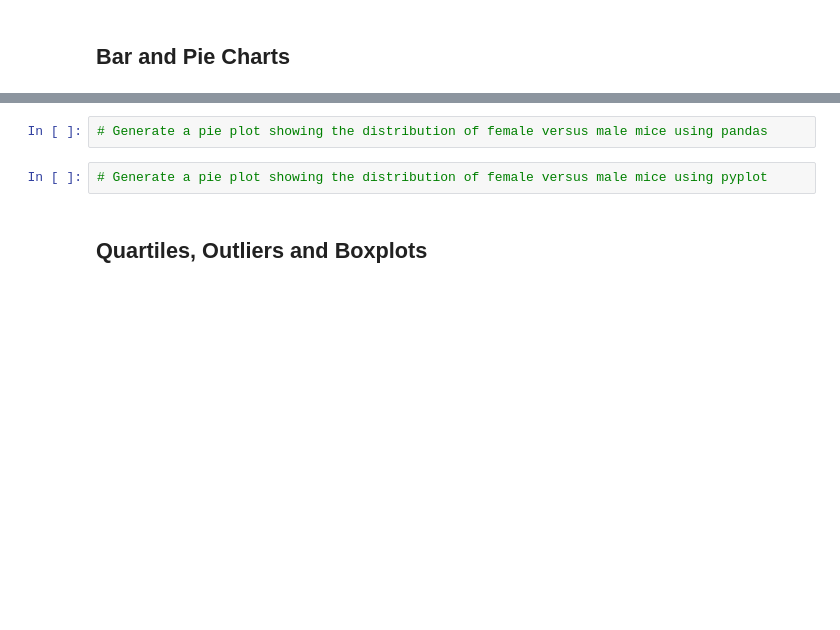
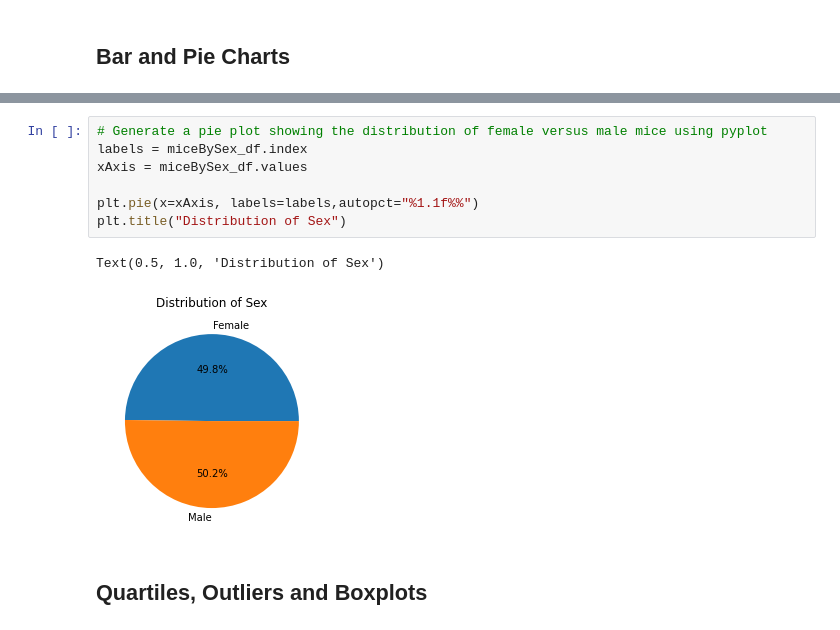
Before and after one commit to KristianSHamilton/matplotlib-challenge, a Jupyter notebook: pymaceuticals_starter.ipynb, the cells around one changed output, grey strips where cells are left out. Cells and saved outputs as stored; diff of their text form; blank space fills up the shorter version.

```diff
--- a/pymaceuticals_starter.ipynb
+++ b/pymaceuticals_starter.ipynb
@@ -149,7 +196,13 @@ Median                        51.820584
 # %%
-# Generate a pie plot showing the distribution of female versus male mice using pandas
+# Generate a pie plot showing the distribution of female versus male mice using pyplot
+labels = miceBySex_df.index
+xAxis = miceBySex_df.values
+
+plt.pie(x=xAxis, labels=labels,autopct="%1.1f%%")
+plt.title("Distribution of Sex")
+# %% [output]
+Text(0.5, 1.0, 'Distribution of Sex')
+[figure, added]
-# %%
-# Generate a pie plot showing the distribution of female versus male mice using pyplot
 # %% [markdown]
 ## Quartiles, Outliers and Boxplots
 # %%
```
Also changed, not shown: parts of 5 cells of this notebook.
